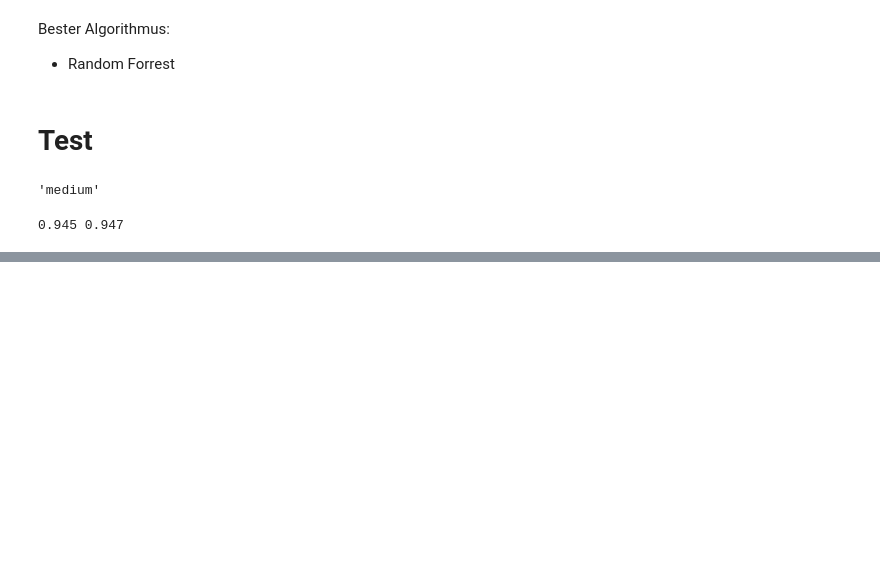
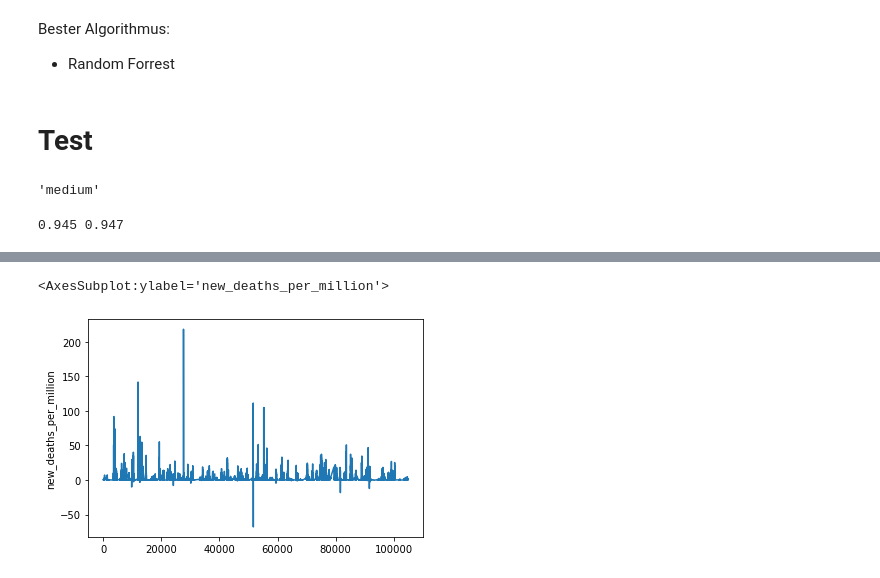
Before and after one commit to MatthiasSimons/covid-analysis, a Jupyter notebook: covid_analysis.ipynb, the cells around one changed output, grey strips where cells are left out. Cells and saved outputs as stored; diff of their text form; code cells hidden in the pictures; blank space fills up the shorter version.

```diff
--- a/covid_analysis.ipynb
+++ b/covid_analysis.ipynb
@@ -660,0 +711,5 @@ print(y_pred,y_real)
+# %%
+sns.lineplot(x=res_model_dataset.index, y=parameter, data=res_model_dataset)
+# %% [output]
+<AxesSubplot:ylabel='new_deaths_per_million'>
+[figure, added]
```
Also changed, not shown: parts of 6 cells of this notebook.
